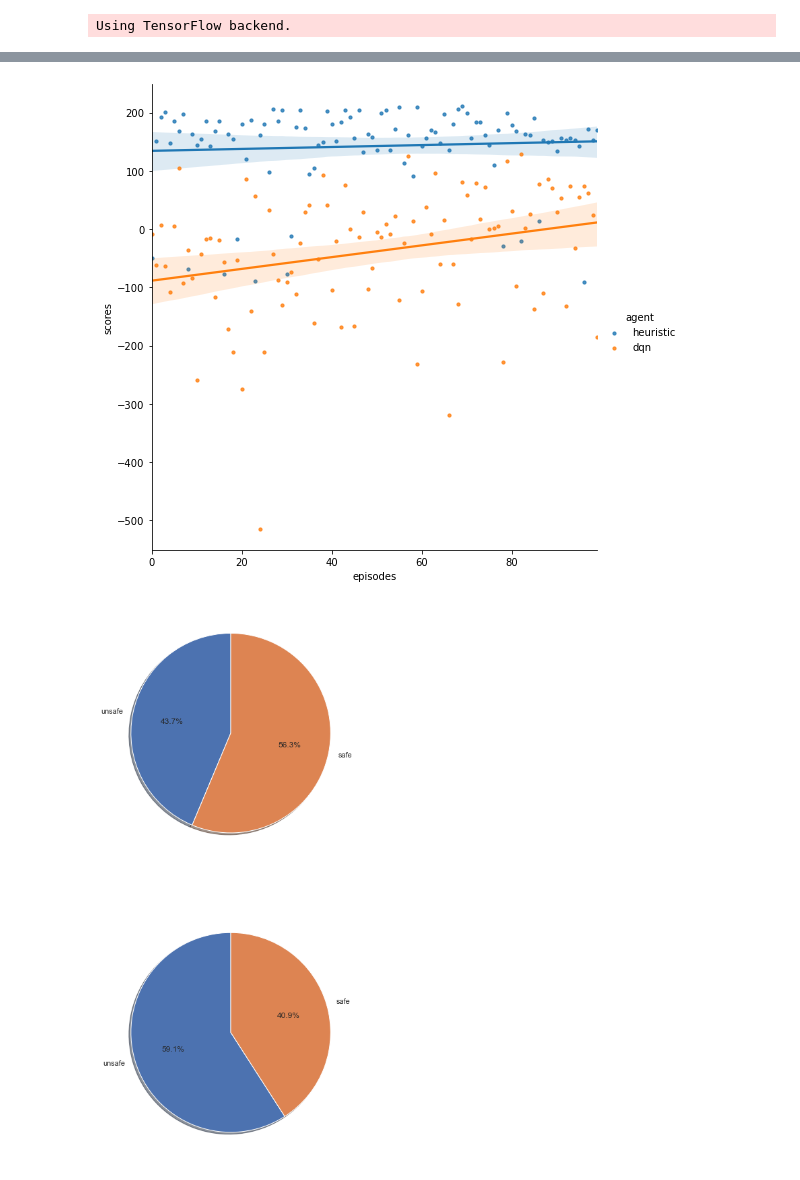
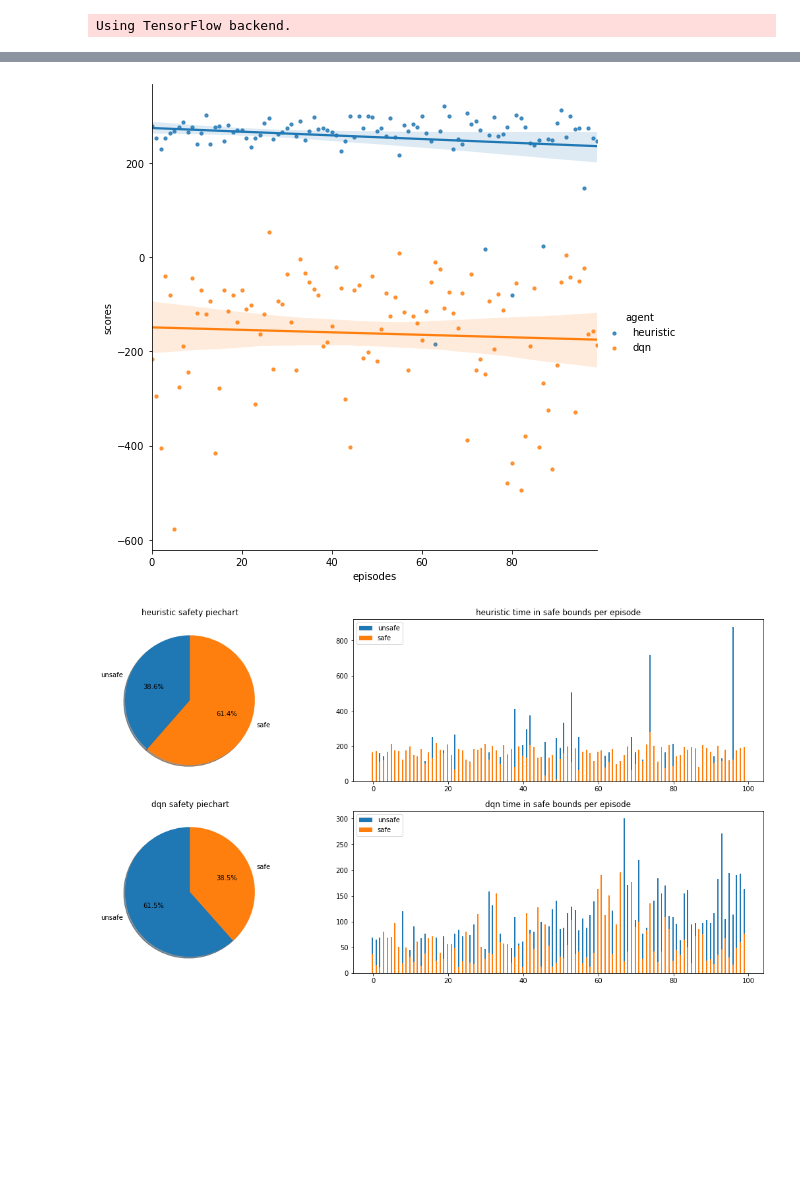
Before and after one commit to dmelichar/thesis-code, a Jupyter notebook: notebooks/safety/heuristic.ipynb, the cells around one changed output, grey strips where cells are left out. Drawn from its saved outputs; the diff is of its cells as text; code cells hidden in the pictures; blank space fills up the shorter version.

Commit message:
Merged safety plots

```diff
--- a/notebooks/safety/heuristic.ipynb
+++ b/notebooks/safety/heuristic.ipynb
@@ -50,7 +50,7 @@ def heuristic(env, s):
     return a
 # %%
 def train(env, episodes=1000, render=False):
-    state_size = env.observation_space.shape[0] - 1 # minus for safety
+    state_size = env.observation_space.shape[0] - 1# minus for safety
     action_size = env.action_space.n
     scores, safety = [], []
     for e in range(episodes):
@@ -64,15 +64,12 @@ def train(env, episodes=1000, render=False):
             action = heuristic(env, state)
             next_state, reward, done, info = env.step(action)
 #            env.render(mode='human')
-            safe_ep.append(state[-1])
-            # if an action make the episode end, then gives penalty of -100
-            reward = reward if not done or score == 499 else -100
+            safe_ep.append(info['status'])
 
             score += reward
             state = next_state
 
             if done:
-                score = score if score == 500 else score + 100
                 scores.append(score)
                 print(
                     f"episode: {e}  | "
@@ -86,5 +83,5 @@ def train(env, episodes=1000, render=False):
         safety.append(safe_ep)
     return scores, safety
 # %%
-scores1, safety1 = train(env, episodes=300)
+scores1, safety1 = train(env, episodes=100)
 # %% [output]
@@ -129,15 +126,12 @@ episode: 99  | score: -184.81239828942233  | memory: 10000 | epsilon: 0.16326336
 # %%
 agents = ["heuristic", "dqn"]
 scores = scores1 + scores2
-safeties = safety1 + safety2
 sa.utils.plot_multi_scores(agents, scores)
 # %% [output]
-[figure, old version]
+[figure, new version]
 # %%
-import itertools
-merged = list(itertools.chain.from_iterable(safety1))
-agents = {'heuristic': merged, 'dqn': safety2}
+agents = {'heuristic': safety1, 'dqn': safety2}
 sa.utils.plot_multi_safety(agents)
 # %% [output]
-[figure, old version]
+[figure, new version]
 # %%
```
Also changed, not shown: parts of 3 cells of this notebook, 5 other files.
